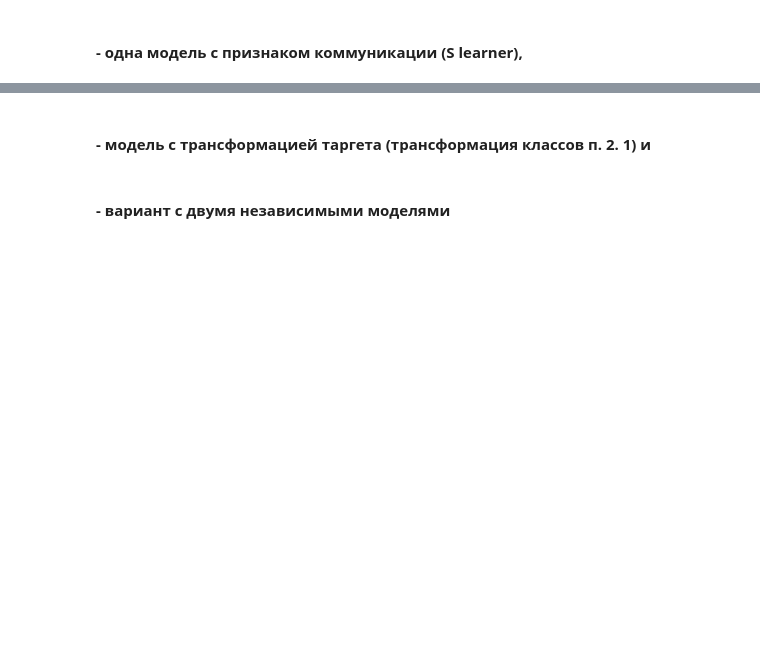
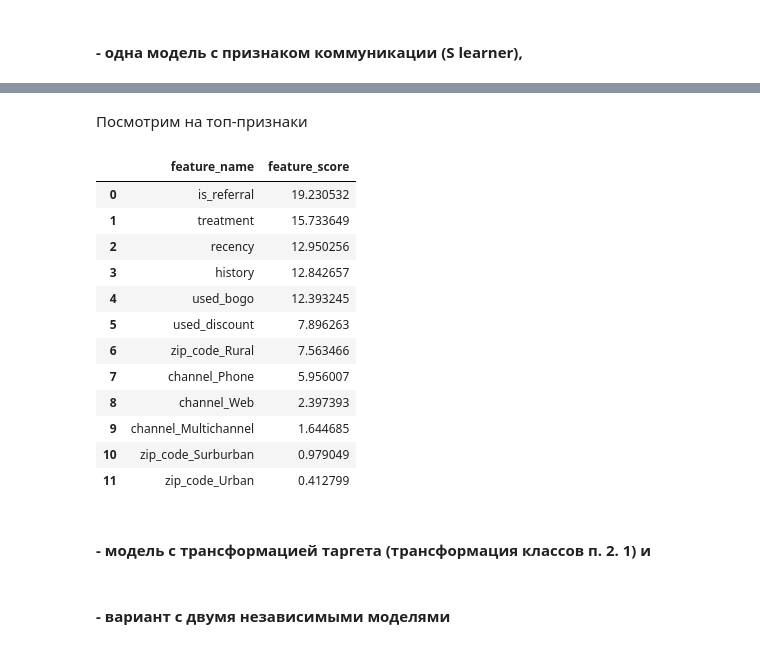
Before and after one commit to koryagin2006/GB_Course_Machine_learning_in_business, a Jupyter notebook: HW_4 Uplift-моделирование.ipynb, the cells around one changed output, grey strips where cells are left out. Cells and saved outputs as stored; diff of their text form; code cells hidden in the pictures; blank space fills up the shorter version.

```diff
--- a/HW_4 Uplift-моделирование.ipynb
+++ b/HW_4 Uplift-моделирование.ipynb
@@ -66,2 +110,27 @@ X_test = pd.get_dummies(X_test)
+# %% [markdown]
+Посмотрим на топ-признаки
+# %%
+# С той же легкостью можно обратиться к обученной модели.
+# Например, чтобы построить важность признаков:
+sm_fi = pd.DataFrame({
+    'feature_name': sm.estimator.feature_names_,
+    'feature_score': sm.estimator.feature_importances_
+}).sort_values('feature_score', ascending=False).reset_index(drop=True)
+
+sm_fi
+# %% [output]
+|  | feature_name | feature_score |
+| 0 | is_referral | 19.230532 |
+| 1 | treatment | 15.733649 |
+| 2 | recency | 12.950256 |
+| 3 | history | 12.842657 |
+| 4 | used_bogo | 12.393245 |
+| 5 | used_discount | 7.896263 |
+| 6 | zip_code_Rural | 7.563466 |
+| 7 | channel_Phone | 5.956007 |
+| 8 | channel_Web | 2.397393 |
+| 9 | channel_Multichannel | 1.644685 |
+| 10 | zip_code_Surburban | 0.979049 |
+| 11 | zip_code_Urban | 0.412799 |
 # %% [markdown]
 #### - модель с трансформацией таргета (трансформация классов п. 2. 1) и
```
Also changed, not shown: parts of 16 cells of this notebook.
